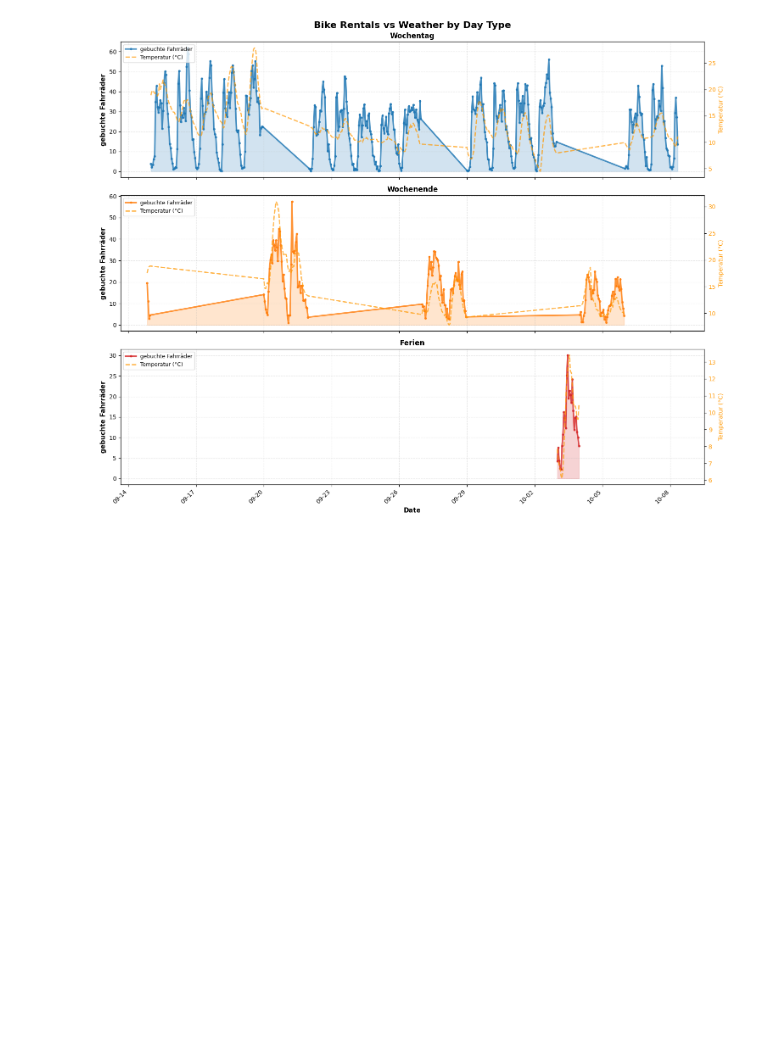
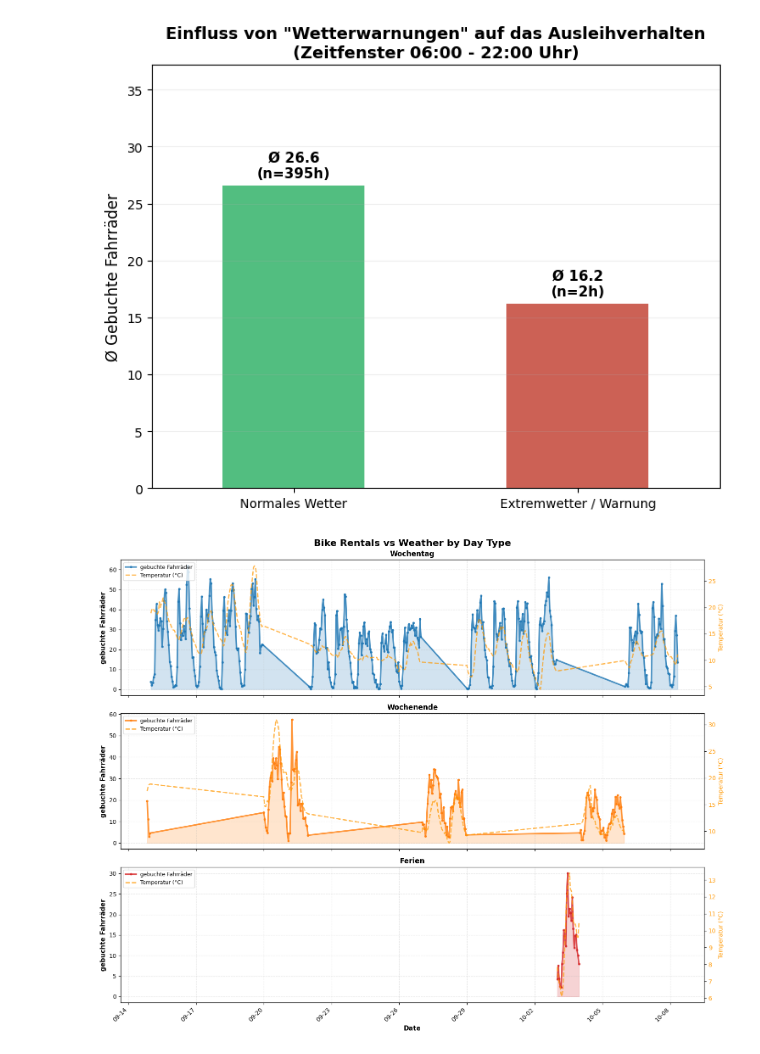
Before and after one commit to MatthiasHofhansl/Nextbike-Daten-vs.-Wetterdaten, a Jupyter notebook: code_new.ipynb, the cells around one changed output. Cells and saved outputs as stored; diff of their text form; code cells hidden in the pictures; blank space fills up the shorter version.

```diff
--- a/code_new.ipynb
+++ b/code_new.ipynb
@@ -157,3 +227,38 @@ Setup abgeschlossen. 'merged_df' steht für Analysen bereit.
+# %%
+# ANALYSE 3: Einfluss von extremen Wetterereignissen (Warnungs-Proxy)
+
+# 1. Definition der Extremereignisse (Schwellenwerte für "Warnungen")
+merged_df['is_extreme'] = (
+    (merged_df['rain'] > 3) |                # Starkregen (> 3mm/h)
+    (merged_df['wind_speed_10m'] > 35) |       # Starker Wind / Sturm (> 35km/h)
+    ((merged_df['temperature_2m'] < 1) & (merged_df['rain'] > 0)) # Glatteis-Gefahr
+)
+
+# 2. Vergleich: Durchschnittliche Nutzung bei Extremwetter vs. Normal
+core_hours = merged_df[(merged_df['timestamp'].dt.hour >= 6) & (merged_df['timestamp'].dt.hour <= 22)].copy()
+
+# Statistik berechnen: Mittelwert UND Anzahl n
+extreme_stats = core_hours.groupby('is_extreme')['booked_bikes'].agg(['mean', 'count'])
+extreme_stats.index = ['Normales Wetter', 'Extremwetter / Warnung']
+
+# 3. Plotten
+plt.figure(figsize=(8, 6))
+ax = extreme_stats['mean'].plot(kind='bar', color=['#27ae60', '#c0392b'], alpha=0.8)
+
+plt.title('Einfluss von "Wetterwarnungen" auf das Ausleihverhalten\n(Zeitfenster 06:00 - 22:00 Uhr)', fontsize=13, fontweight='bold')
+plt.ylabel('Ø Gebuchte Fahrräder', fontsize=12)
+plt.xticks(rotation=0)
+
+# Beschriftung der Säulen mit Ø und Fallzahl n
+for i, (idx, row) in enumerate(extreme_stats.iterrows()):
+    plt.text(i, row['mean'] + 0.5, f"Ø {row['mean']:.1f}\n(n={int(row['count'])}h)",
+             ha='center', va='bottom', fontsize=11, fontweight='bold')
+
+plt.ylim(0, extreme_stats['mean'].max() * 1.4) # Etwas mehr Platz nach oben für die n-Beschriftung
+plt.grid(axis='y', alpha=0.2)
+plt.show()
+# %% [output]
+[figure, added]
 # %%
 # FIGURE 1: Time Series by Day Type
 fig1, axes1 = plt.subplots(3, 1, figsize=(15, 12), sharex=True)
```
Also changed, not shown: parts of 3 cells of this notebook.
